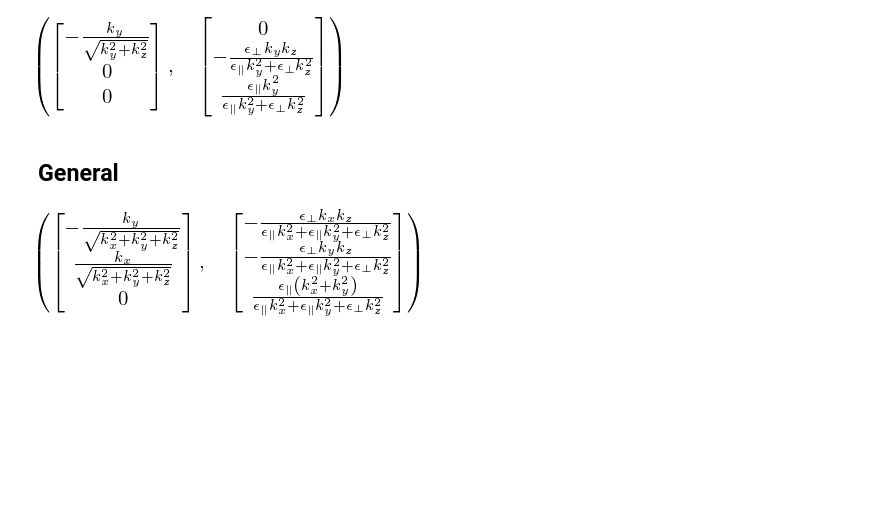
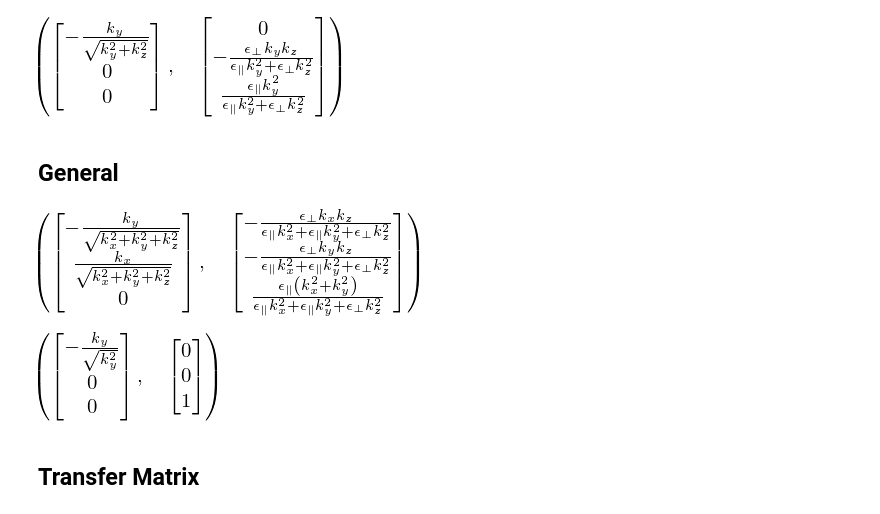
Before and after one commit to kitchenknif/PyATMM, a Jupyter notebook: docs/IgnatovichUniaxialSolution.ipynb, the cells around one changed output. Cells and saved outputs as stored; diff of their text form; code cells hidden in the pictures; blank space fills up the shorter version.

```diff
--- a/docs/IgnatovichUniaxialSolution.ipynb
+++ b/docs/IgnatovichUniaxialSolution.ipynb
@@ -73,3 +73,10 @@ General
 pol1.subs({ax:0, ay:0, az:1}), simplify(pol2.subs({ax:0, ay:0, az:1}))
 # %% [output]
 [figure]
+# %%
+pol1.subs({ax:0, ay:0, az:1, kx:0, kz:0}), simplify(pol2.subs({ax:0, ay:0, az:1, kx:0, kz:0}))
+# %% [output]
+[figure, added]
+# %% [markdown]
+Transfer Matrix
+---
```
Also changed, not shown: 3 other files.
